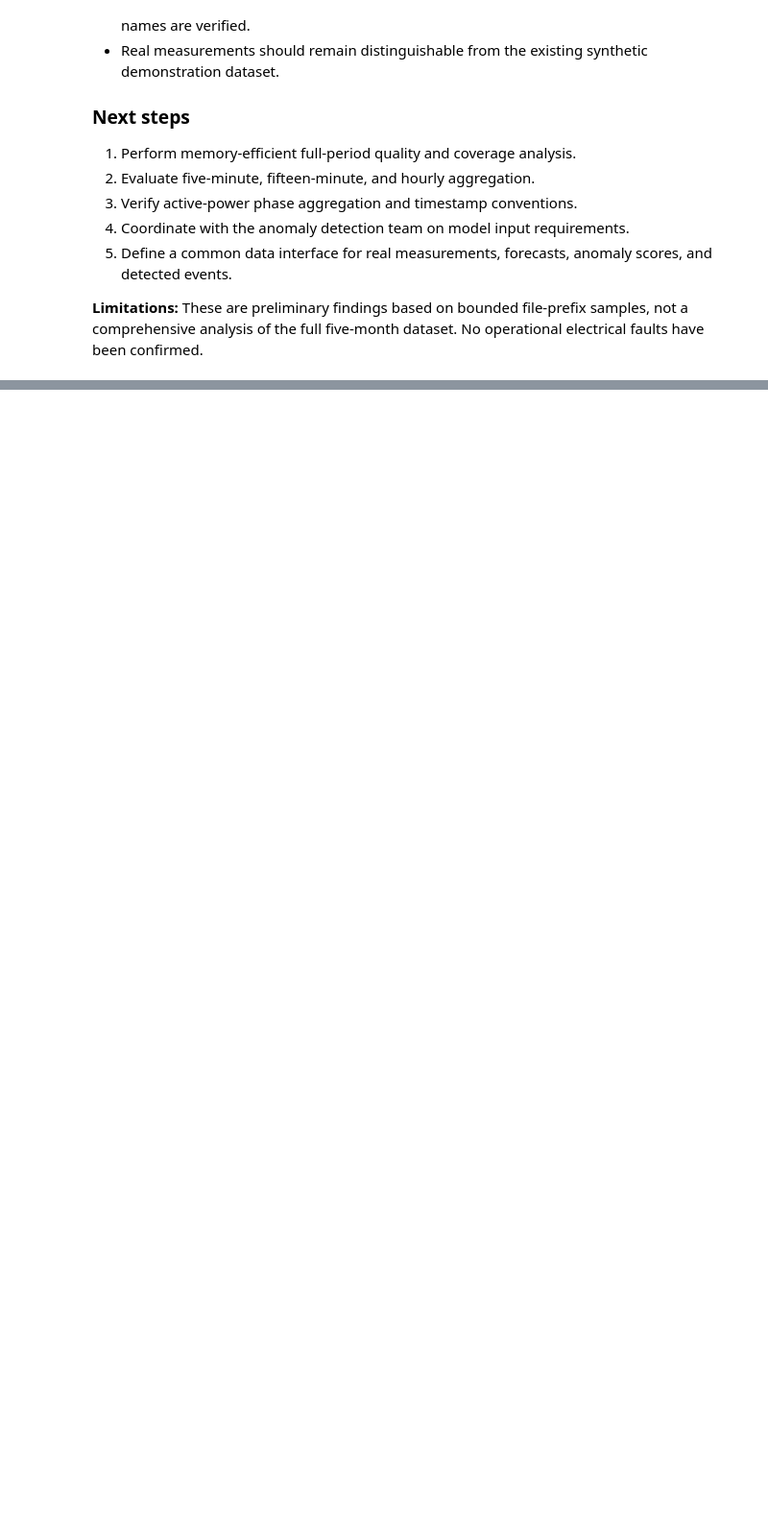
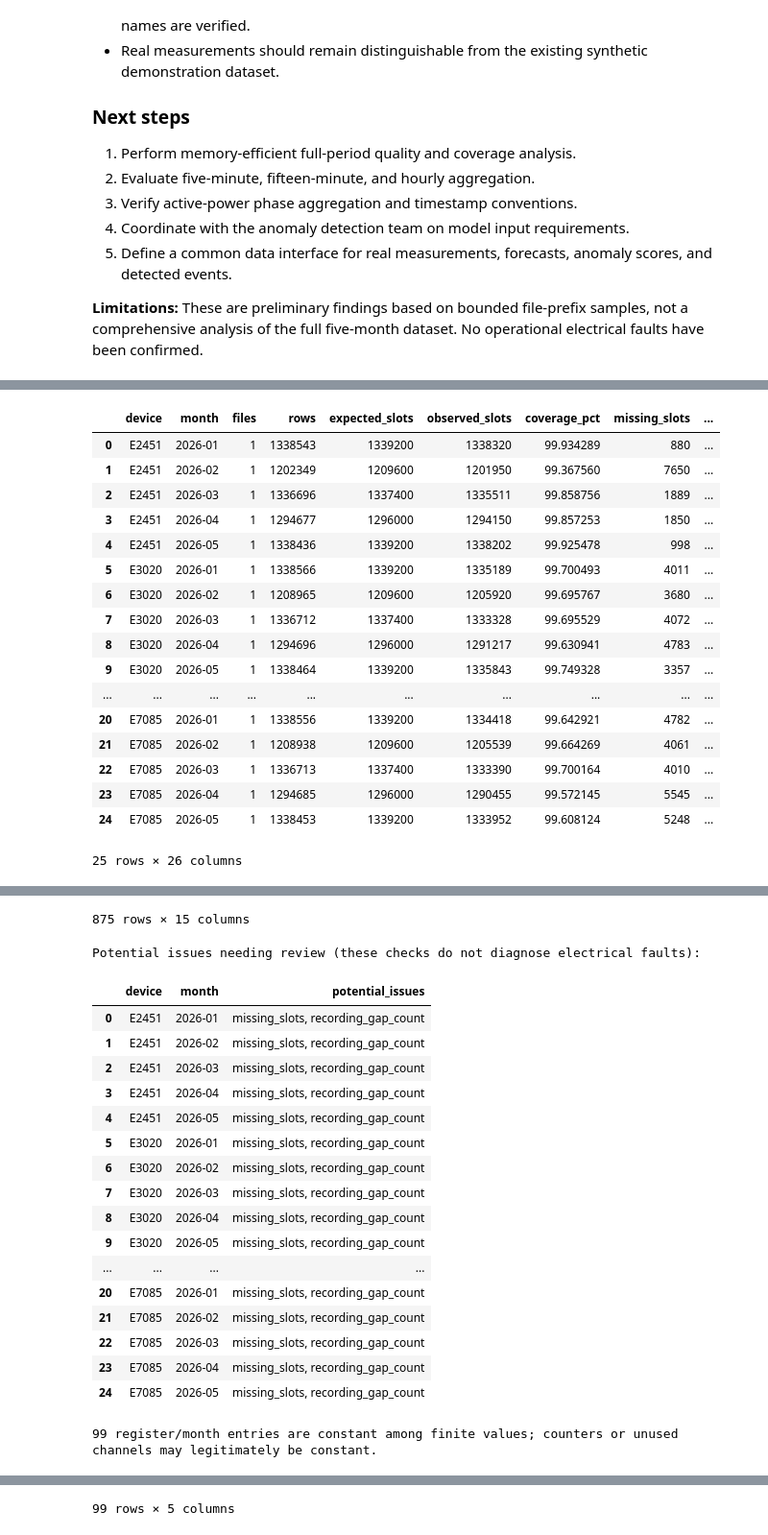
Before and after one commit to DSC-Capstone-Azimuth-AI/prototype-dashboard-team, a Jupyter notebook: notebooks/01_derconnect_data_exploration.ipynb, the cells around one changed output, grey strips where cells are left out. Shown at 96% size. Saved outputs shown, nothing was run; the diff lists cells and outputs as text; code cells hidden in the pictures; blank space fills up the shorter version.

```diff
--- a/notebooks/01_derconnect_data_exploration.ipynb
+++ b/notebooks/01_derconnect_data_exploration.ipynb
@@ -256,0 +349,38 @@ Bounded prefix: Haojian_Data/E2451/E2451_2026-01.csv limited: True
+# %%
+if FULL_RESULT is not None:
+    fq = FULL_RESULT['summary']
+    display(fq[['device', 'month', 'files', 'rows', 'expected_slots', 'observed_slots',
+                'coverage_pct', 'missing_slots', 'missing_timestamps', 'invalid_timestamps',
+                'naive_timestamps', 'duplicate_rows', 'backwards_steps', 'device_id_mismatch',
+                'outside_source_month', 'interval_median_s', 'interval_p01_s', 'interval_p99_s',
+                'off_cadence_intervals', 'recording_gap_count', 'max_observed_interval_s', 'gap_count', 'max_gap_s',
+                'missing_measurement_pct', 'invalid_measurement_pct', 'potential_issues']])
+    fm = FULL_RESULT['measurements']
+    display(fm[['device', 'month', 'register', 'mapped_unit', 'rows', 'finite', 'missing', 'invalid',
+                'absent_column_rows', 'missing_pct', 'invalid_pct', 'min', 'max', 'negative', 'equal_adjacent']])
+    print('Potential issues needing review (these checks do not diagnose electrical faults):')
+    display(fq.loc[fq.potential_issues.ne('No issues under configured checks'),
+                   ['device', 'month', 'potential_issues']])
+    repeated = fm.loc[(fm.finite > 1) & (fm['min'] == fm['max']),
+                     ['device', 'month', 'register', 'finite', 'equal_adjacent']]
+    print(f'{len(repeated)} register/month entries are constant among finite values; counters or unused channels may legitimately be constant.')
+    display(repeated)
+# %% [output]
+|  | device | month | files | rows | expected_slots | observed_slots | coverage_pct | missing_slots | ... |
+| 0 | E2451 | 2026-01 | 1 | 1338543 | 1339200 | 1338320 | 99.934289 | 880 | ... |
+| 1 | E2451 | 2026-02 | 1 | 1202349 | 1209600 | 1201950 | 99.367560 | 7650 | ... |
+| 2 | E2451 | 2026-03 | 1 | 1336696 | 1337400 | 1335511 | 99.858756 | 1889 | ... |
+| 3 | E2451 | 2026-04 | 1 | 1294677 | 1296000 | 1294150 | 99.857253 | 1850 | ... |
+| 4 | E2451 | 2026-05 | 1 | 1338436 | 1339200 | 1338202 | 99.925478 | 998 | ... |
+| 5 | E3020 | 2026-01 | 1 | 1338566 | 1339200 | 1335189 | 99.700493 | 4011 | ... |
+| 6 | E3020 | 2026-02 | 1 | 1208965 | 1209600 | 1205920 | 99.695767 | 3680 | ... |
+| 7 | E3020 | 2026-03 | 1 | 1336712 | 1337400 | 1333328 | 99.695529 | 4072 | ... |
+| 8 | E3020 | 2026-04 | 1 | 1294696 | 1296000 | 1291217 | 99.630941 | 4783 | ... |
+| 9 | E3020 | 2026-05 | 1 | 1338464 | 1339200 | 1335843 | 99.749328 | 3357 | ... |
+| ... | ... | ... | ... | ... | ... | ... | ... | ... | ... |
+| 20 | E7085 | 2026-01 | 1 | 1338556 | 1339200 | 1334418 | 99.642921 | 4782 | ... |
+| 21 | E7085 | 2026-02 | 1 | 1208938 | 1209600 | 1205539 | 99.664269 | 4061 | ... |
+| 22 | E7085 | 2026-03 | 1 | 1336713 | 1337400 | 1333390 | 99.700164 | 4010 | ... |
+| 23 | E7085 | 2026-04 | 1 | 1294685 | 1296000 | 1290455 | 99.572145 | 5545 | ... |
+| 24 | E7085 | 2026-05 | 1 | 1338453 | 1339200 | 1333952 | 99.608124 | 5248 | ... |
+25 rows × 26 columns
@@ -256,0 +399,20 @@ Bounded prefix: Haojian_Data/E2451/E2451_2026-01.csv limited: True
+875 rows × 15 columns
+Potential issues needing review (these checks do not diagnose electrical faults):
+|  | device | month | potential_issues |
+| 0 | E2451 | 2026-01 | missing_slots, recording_gap_count |
+| 1 | E2451 | 2026-02 | missing_slots, recording_gap_count |
+| 2 | E2451 | 2026-03 | missing_slots, recording_gap_count |
+| 3 | E2451 | 2026-04 | missing_slots, recording_gap_count |
+| 4 | E2451 | 2026-05 | missing_slots, recording_gap_count |
+| 5 | E3020 | 2026-01 | missing_slots, recording_gap_count |
+| 6 | E3020 | 2026-02 | missing_slots, recording_gap_count |
+| 7 | E3020 | 2026-03 | missing_slots, recording_gap_count |
+| 8 | E3020 | 2026-04 | missing_slots, recording_gap_count |
+| 9 | E3020 | 2026-05 | missing_slots, recording_gap_count |
+| ... | ... | ... | ... |
+| 20 | E7085 | 2026-01 | missing_slots, recording_gap_count |
+| 21 | E7085 | 2026-02 | missing_slots, recording_gap_count |
+| 22 | E7085 | 2026-03 | missing_slots, recording_gap_count |
+| 23 | E7085 | 2026-04 | missing_slots, recording_gap_count |
+| 24 | E7085 | 2026-05 | missing_slots, recording_gap_count |
+99 register/month entries are constant among finite values; counters or unused channels may legitimately be constant.
@@ -256,0 +431 @@ Bounded prefix: Haojian_Data/E2451/E2451_2026-01.csv limited: True
+99 rows × 5 columns
```
Also changed, not shown: parts of 12 cells of this notebook, 5 other files.
